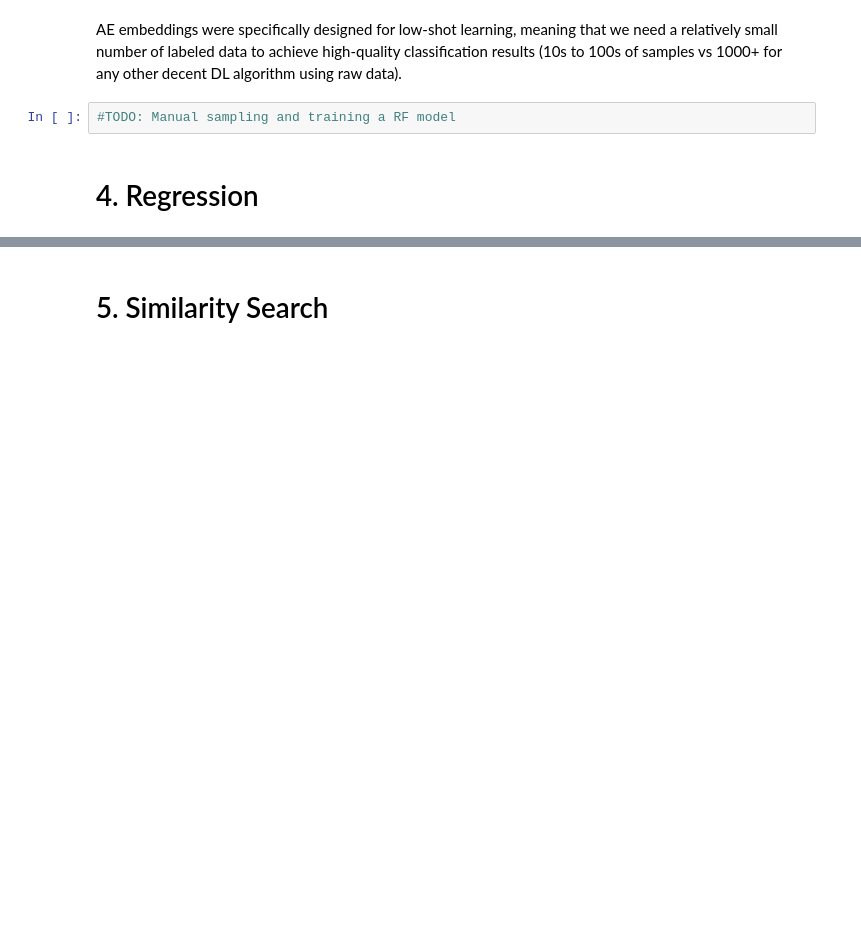
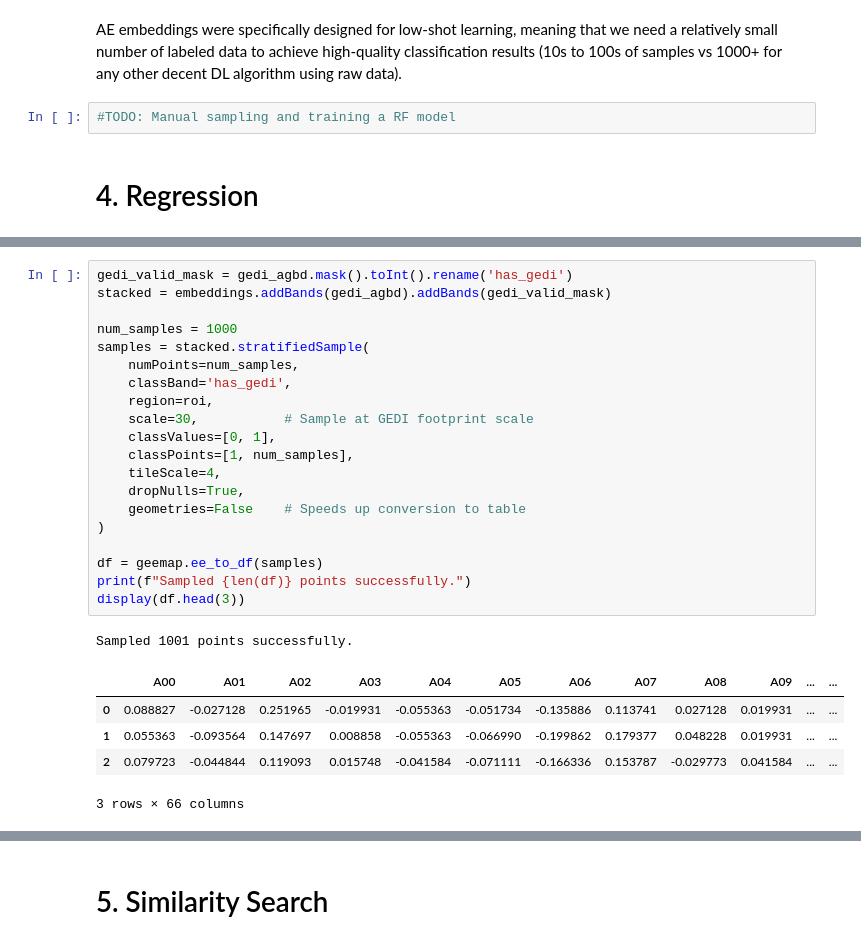
Before and after one commit to leonardijulia/AGAI_practice, a Jupyter notebook: AlphaEarth_GEE/AE_Exercises.ipynb, the cells around one changed output, grey strips where cells are left out. Cells and saved outputs as stored; diff of their text form; blank space fills up the shorter version.

```diff
--- a/AlphaEarth_GEE/AE_Exercises.ipynb
+++ b/AlphaEarth_GEE/AE_Exercises.ipynb
@@ -258,0 +197,27 @@ TypeError: Reducer can only be used as a cast to Reducer. Found <class 'dict'>.
+# %%
+gedi_valid_mask = gedi_agbd.mask().toInt().rename('has_gedi')
+stacked = embeddings.addBands(gedi_agbd).addBands(gedi_valid_mask)
+
+num_samples = 1000
+samples = stacked.stratifiedSample(
+    numPoints=num_samples,
+    classBand='has_gedi',
+    region=roi,
+    scale=30,           # Sample at GEDI footprint scale
+    classValues=[0, 1],
+    classPoints=[1, num_samples],
+    tileScale=4,
+    dropNulls=True,
+    geometries=False    # Speeds up conversion to table
+)
+
+df = geemap.ee_to_df(samples)
+print(f"Sampled {len(df)} points successfully.")
+display(df.head(3))
+# %% [output]
+Sampled 1001 points successfully.
+|  | A00 | A01 | A02 | A03 | A04 | A05 | A06 | A07 | A08 | A09 | ... | ... |
+| 0 | 0.088827 | -0.027128 | 0.251965 | -0.019931 | -0.055363 | -0.051734 | -0.135886 | 0.113741 | 0.027128 | 0.019931 | ... | ... |
+| 1 | 0.055363 | -0.093564 | 0.147697 | 0.008858 | -0.055363 | -0.066990 | -0.199862 | 0.179377 | 0.048228 | 0.019931 | ... | ... |
+| 2 | 0.079723 | -0.044844 | 0.119093 | 0.015748 | -0.041584 | -0.071111 | -0.166336 | 0.153787 | -0.029773 | 0.041584 | ... | ... |
+3 rows × 66 columns
```
Also changed, not shown: parts of 22 cells of this notebook.
